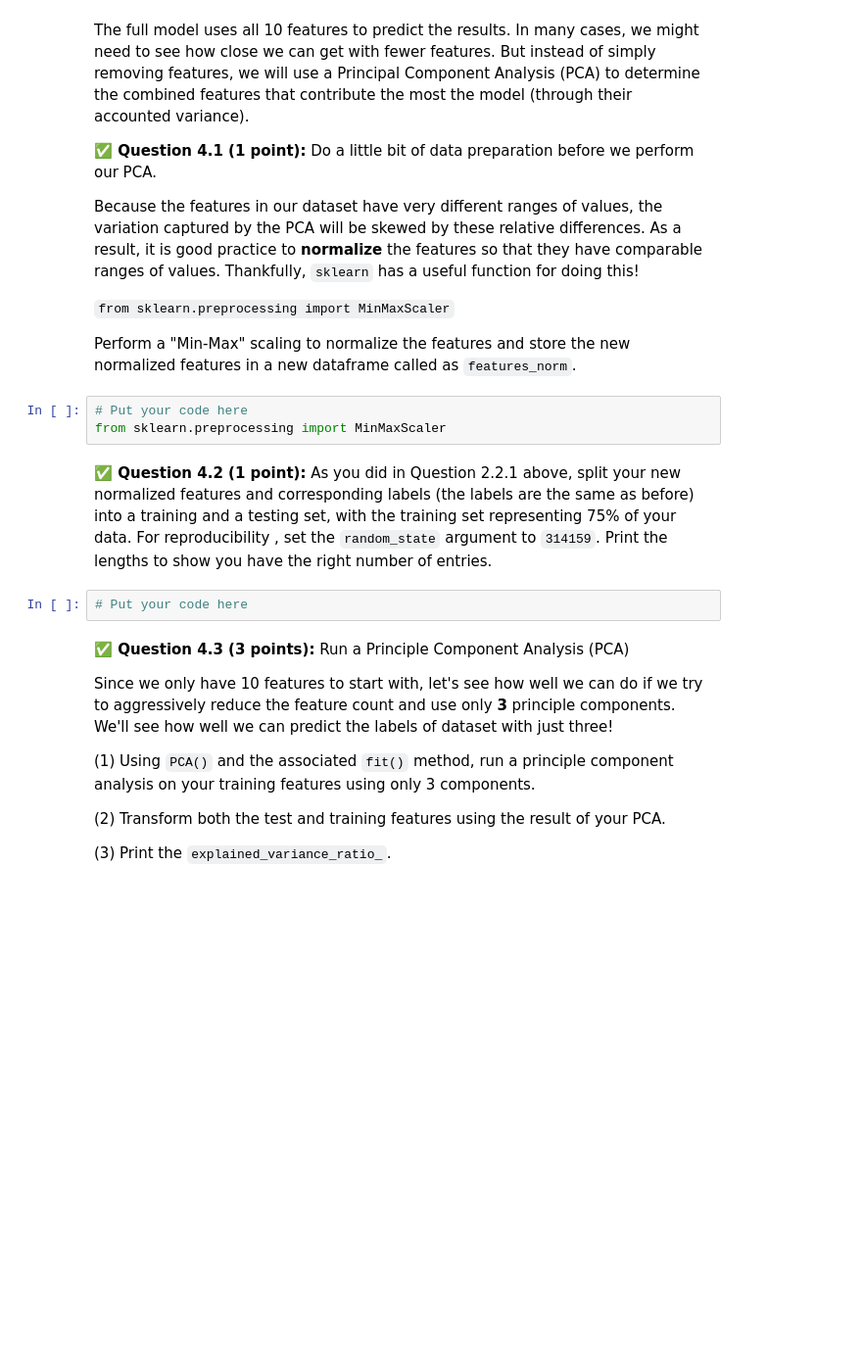
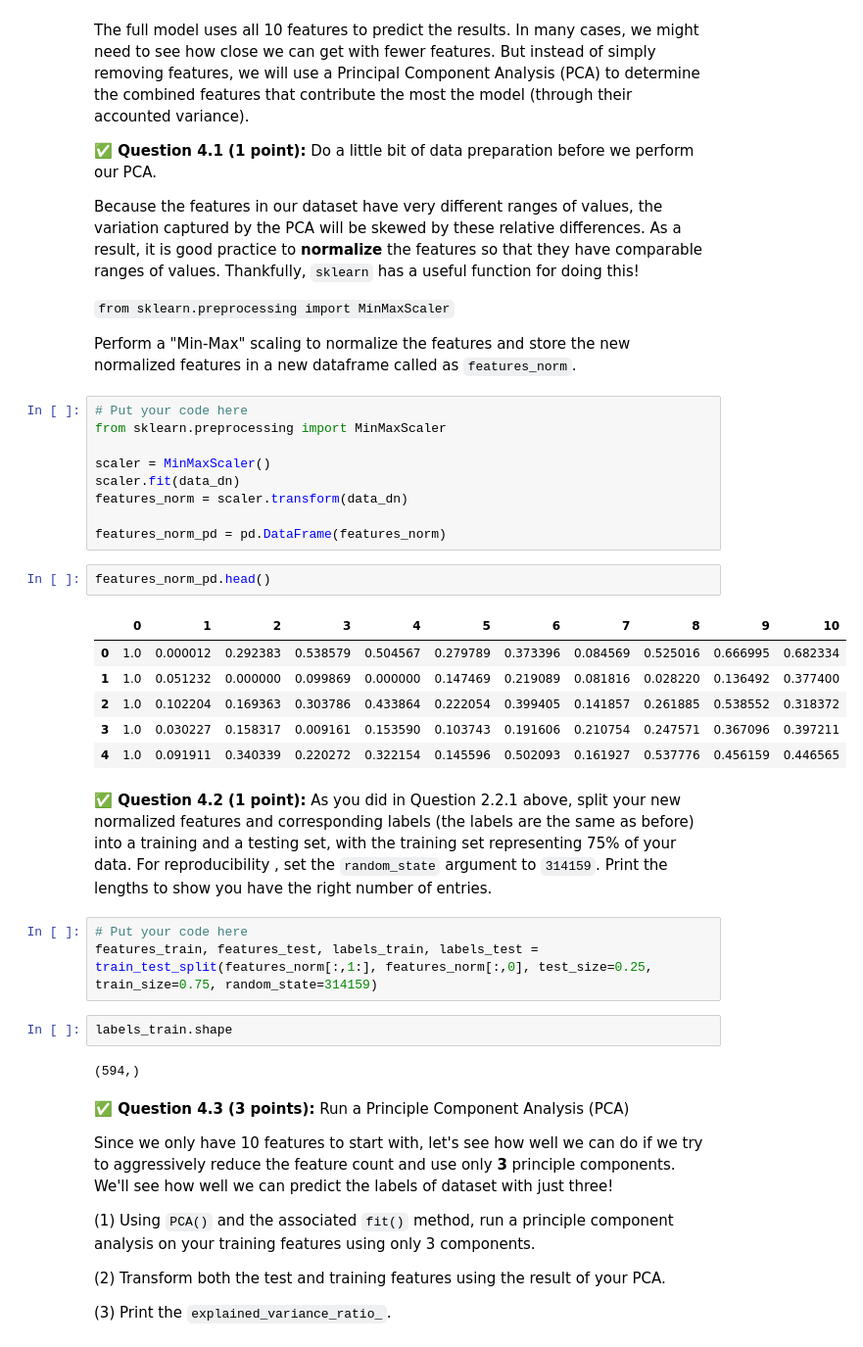
Before and after one commit to silentsiren701/cmse202-s22-turnin, a Jupyter notebook: hw-05/HW-05_LogisticPerceptronPCAandSVM_STUDENT.ipynb, the cells around one changed output. Shown: that part at 98% size. Cells and saved outputs as stored; diff of their text form; blank space fills up the shorter version.

```diff
--- a/hw-05/HW-05_LogisticPerceptronPCAandSVM_STUDENT.ipynb
+++ b/hw-05/HW-05_LogisticPerceptronPCAandSVM_STUDENT.ipynb
@@ -272,10 +272,30 @@ Perform a "Min-Max" scaling to normalize the features and store the new normaliz
 # %%
 # Put your code here
 from sklearn.preprocessing import MinMaxScaler
+
+scaler = MinMaxScaler()
+scaler.fit(data_dn)
+features_norm = scaler.transform(data_dn)
+
+features_norm_pd = pd.DataFrame(features_norm)
+# %%
+features_norm_pd.head()
+# %% [output]
+|  | 0 | 1 | 2 | 3 | 4 | 5 | 6 | 7 | 8 | 9 | 10 |
+| 0 | 1.0 | 0.000012 | 0.292383 | 0.538579 | 0.504567 | 0.279789 | 0.373396 | 0.084569 | 0.525016 | 0.666995 | 0.682334 |
+| 1 | 1.0 | 0.051232 | 0.000000 | 0.099869 | 0.000000 | 0.147469 | 0.219089 | 0.081816 | 0.028220 | 0.136492 | 0.377400 |
+| 2 | 1.0 | 0.102204 | 0.169363 | 0.303786 | 0.433864 | 0.222054 | 0.399405 | 0.141857 | 0.261885 | 0.538552 | 0.318372 |
+| 3 | 1.0 | 0.030227 | 0.158317 | 0.009161 | 0.153590 | 0.103743 | 0.191606 | 0.210754 | 0.247571 | 0.367096 | 0.397211 |
+| 4 | 1.0 | 0.091911 | 0.340339 | 0.220272 | 0.322154 | 0.145596 | 0.502093 | 0.161927 | 0.537776 | 0.456159 | 0.446565 |
 # %% [markdown]
 **&#9989; Question 4.2 (1 point):** As you did in Question 2.2.1 above, split your new normalized features and corresponding labels (the labels are the same as before) into a training and a testing set, with the training set representing 75% of your data. For reproducibility , set the `random_state` argument to `314159`. Print the lengths to show you have the right number of entries.
-# %%
-# Put your code here
+# %%
+# Put your code here
+features_train, features_test, labels_train, labels_test = train_test_split(features_norm[:,1:], features_norm[:,0], test_size=0.25, train_size=0.75, random_state=314159)
+# %%
+labels_train.shape
+# %% [output]
+(594,)
 # %% [markdown]
 **&#9989; Question 4.3 (3 points):** Run a Principle Component Analysis (PCA)
 
```
Also changed, not shown: parts of 17 cells of this notebook.
